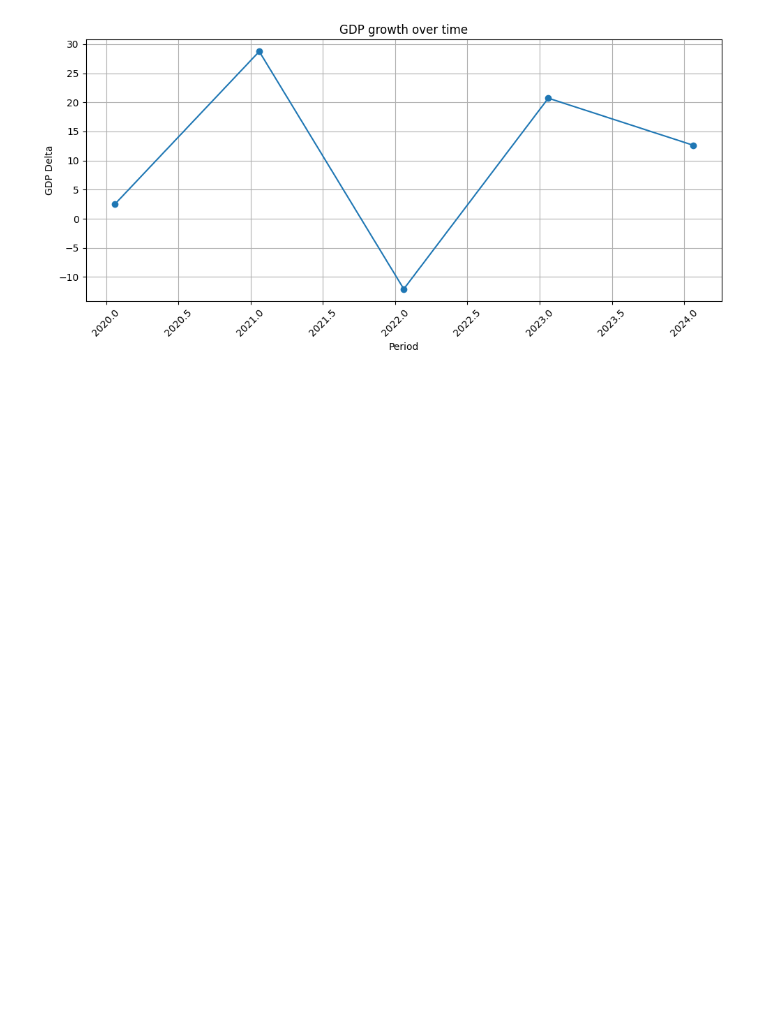
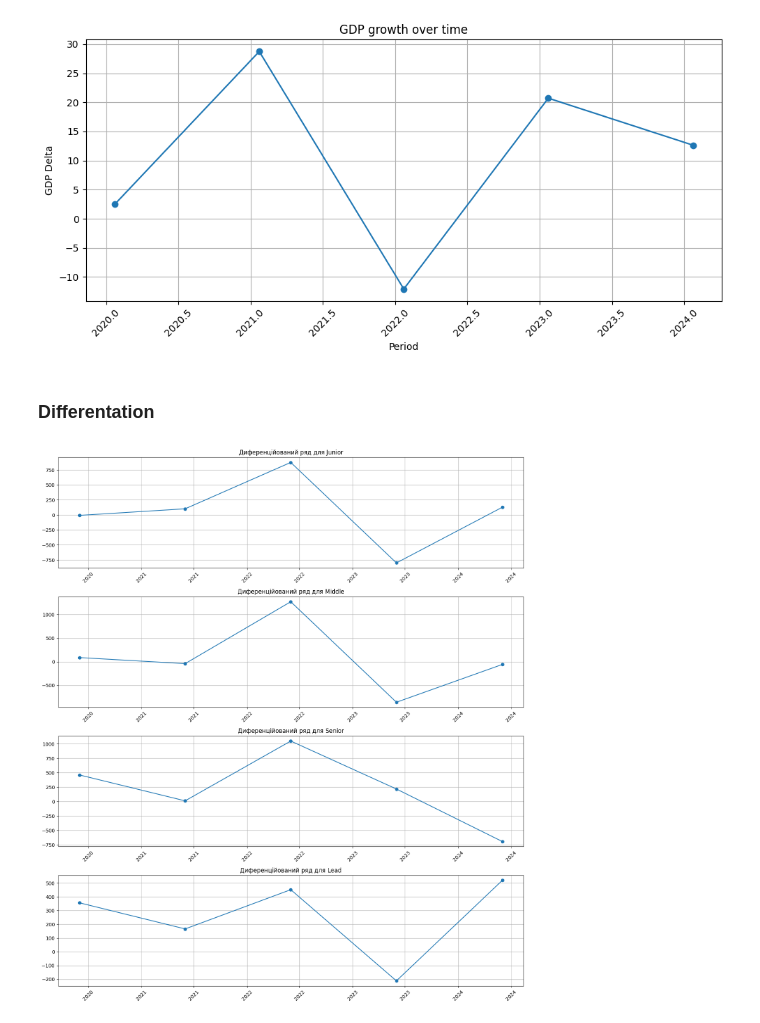
Before and after one commit to Lapraf/Salary-prediction, a Jupyter notebook: Term_paper/Model.ipynb, the cells around one changed output. Cells and saved outputs as stored; diff of their text form; code cells hidden in the pictures; blank space fills up the shorter version.

```diff
--- a/Term_paper/Model.ipynb
+++ b/Term_paper/Model.ipynb
@@ -91,0 +84,28 @@ plt.figure(figsize = ())
+# %% [markdown]
+### Differentation
+# %%
+order = ['Junior', 'Middle', 'Senior', 'Lead']
+unique_sen = [x for x in order if x in df['Seniority'].unique()]
+
+plt.figure(figsize=(14, 4 * len(unique_sen)))
+
+for i, level in enumerate(unique_sen, start=1):
+    subset = df[(df['Seniority'] == level) & ((df['Period'] % 1).round(2) == 0.06)].copy()
+    subset['Period_str'] = subset['Period'].apply(lambda x: f"{int(x)}.{int(round((x - int(x)) * 100)):02d}")
+    subset['Period_dt'] = pd.to_datetime(subset['Period_str'], format='%Y.%m')
+    d_series = subset['Salary'].diff().dropna()
+    periods = subset['Period_dt'].iloc[1:]
+
+    plt.subplot(len(unique_sen), 1, i)
+    plt.plot(periods, d_series, marker='o')
+    plt.title(f'Диференційований ряд для {level}')
+    plt.grid()
+
+    ax = plt.gca()
+    ax.xaxis.set_major_formatter(mdates.DateFormatter('%Y'))
+    plt.xticks(rotation=45)
+
+plt.tight_layout()
+plt.show()
+# %% [output]
+[figure, added]
```
Also changed, not shown: parts of 11 cells of this notebook.
